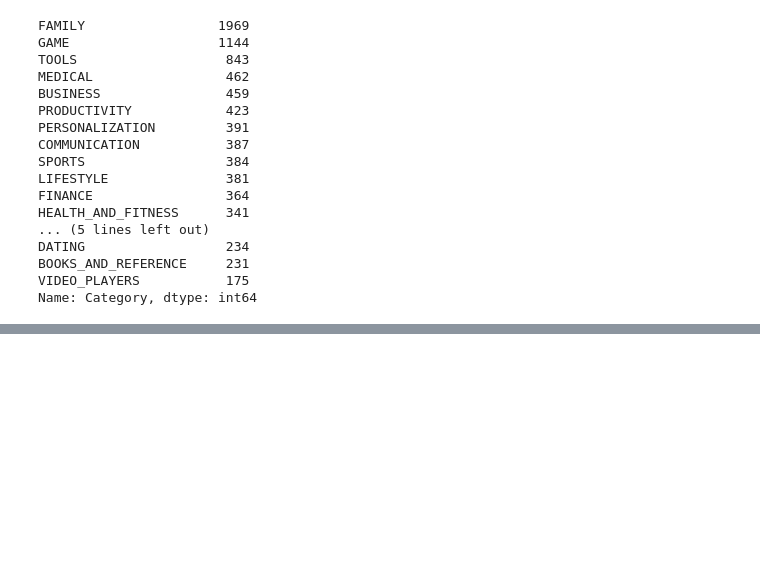
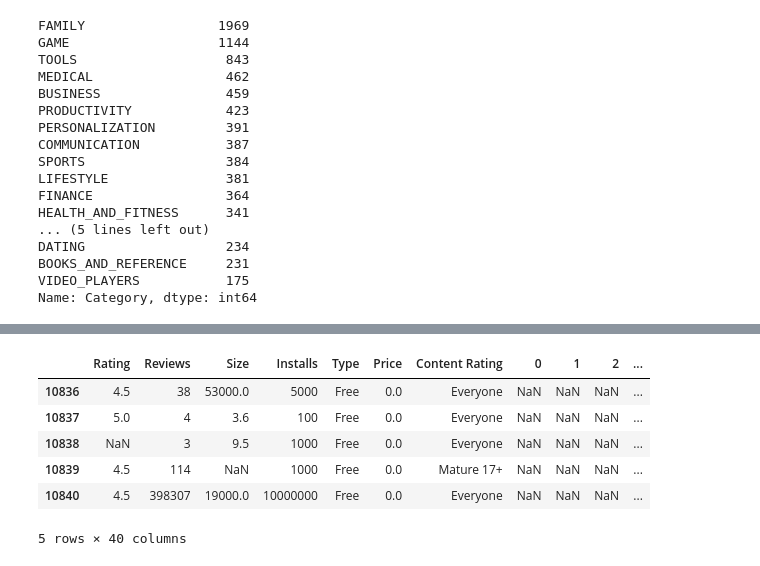
Before and after one commit to MattTheEconomist/GooglePlayAnalysis, a Jupyter notebook: GooglePlay.ipynb, the cells around one changed output, grey strips where cells are left out. Saved outputs shown, nothing was run; the diff lists cells and outputs as text; code cells hidden in the pictures; blank space fills up the shorter version.

```diff
--- a/GooglePlay.ipynb
+++ b/GooglePlay.ipynb
@@ -293,0 +390,11 @@ Name: Category, dtype: int64
+# %%
+
+xFrame.tail()
+# %% [output]
+|  | Rating | Reviews | Size | Installs | Type | Price | Content Rating | 0 | 1 | 2 | ... |
+| 10836 | 4.5 | 38 | 53000.0 | 5000 | Free | 0.0 | Everyone | NaN | NaN | NaN | ... |
+| 10837 | 5.0 | 4 | 3.6 | 100 | Free | 0.0 | Everyone | NaN | NaN | NaN | ... |
+| 10838 | NaN | 3 | 9.5 | 1000 | Free | 0.0 | Everyone | NaN | NaN | NaN | ... |
+| 10839 | 4.5 | 114 | NaN | 1000 | Free | 0.0 | Mature 17+ | NaN | NaN | NaN | ... |
+| 10840 | 4.5 | 398307 | 19000.0 | 10000000 | Free | 0.0 | Everyone | NaN | NaN | NaN | ... |
+5 rows × 40 columns
```
Also changed, not shown: parts of 42 cells of this notebook.
